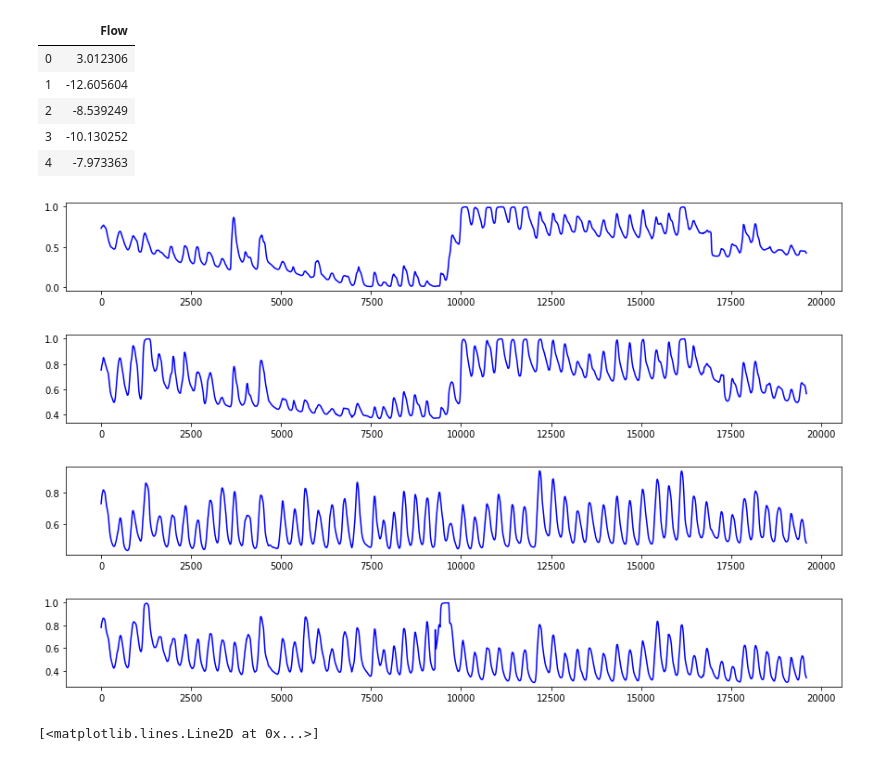
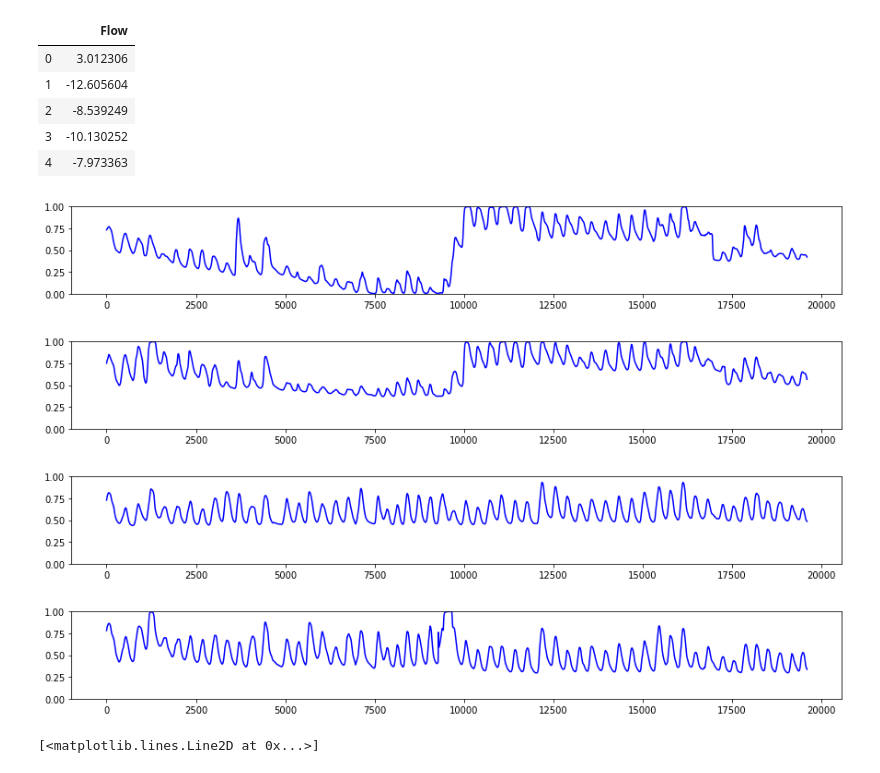
Before and after one commit to msfurr/coral_host, a Jupyter notebook: Jupyter_Notebooks/ModelTraining.ipynb, the cells around one changed output. Cells and saved outputs as stored; diff of their text form; code cells hidden in the pictures.

```diff
--- a/Jupyter_Notebooks/ModelTraining.ipynb
+++ b/Jupyter_Notebooks/ModelTraining.ipynb
@@ -105,29 +105,33 @@ def classSwitch(Class):
 # %%
 x = range(0, len(df))
 fig = plt.figure(figsize = (15, 8))
 plt.subplot(4,1,1)
+plt.ylim(0, 1)
 plt.plot(x, df['1'], 'b')
 plt.show()
 
 fig = plt.figure(figsize = (15, 8))
 plt.subplot(4,1,2)
+plt.ylim(0, 1)
 plt.plot(x, df['2'], 'b')
 plt.show()
 
 fig = plt.figure(figsize = (15, 8))
 plt.subplot(4,1,3)
+plt.ylim(0, 1)
 plt.plot(x, df['3'], 'b')
 plt.show()
 
 fig = plt.figure(figsize = (15, 8))
 plt.subplot(4,1,4)
+plt.ylim(0, 1)
 plt.plot(x, df['4'], 'b')
 plt.show()
 # %% [output]
-[figure, old version]
+[figure, new version]
-[figure, old version]
+[figure, new version]
-[figure, old version]
+[figure, new version]
-[figure, old version]
+[figure, new version]
 # %%
 fig = plt.figure(figsize = (15, 6))
 plt.plot(flow['Flow'])
```
Also changed, not shown: parts of 18 cells of this notebook, 2 other files.
